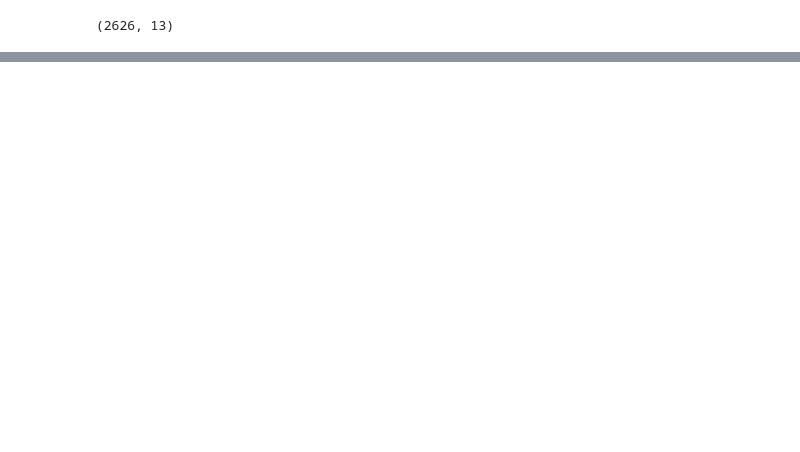
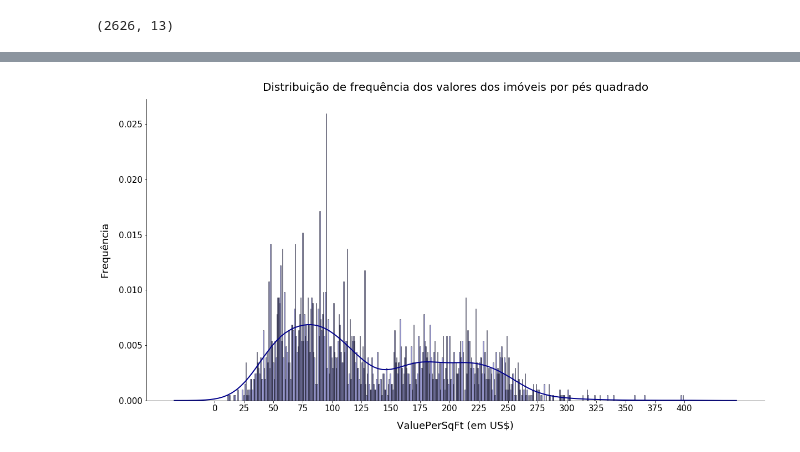
Before and after one commit to Jonathan-geo/Predicao_Regressao, a Jupyter notebook: trab_predicao_regress.ipynb, the cells around one changed output, grey strips where cells are left out. Cells and saved outputs as stored; diff of their text form; code cells hidden in the pictures; blank space fills up the shorter version.

```diff
--- a/trab_predicao_regress.ipynb
+++ b/trab_predicao_regress.ipynb
@@ -232,0 +303,5 @@ housing.describe()
+# %%
+# Gráfico de distribuição de frequência da variável ValuePerSqFt
+histogramaSNS(housing['ValuePerSqFt'],500)
+# %% [output]
+[figure, added]
```
Also changed, not shown: parts of 32 cells of this notebook.
